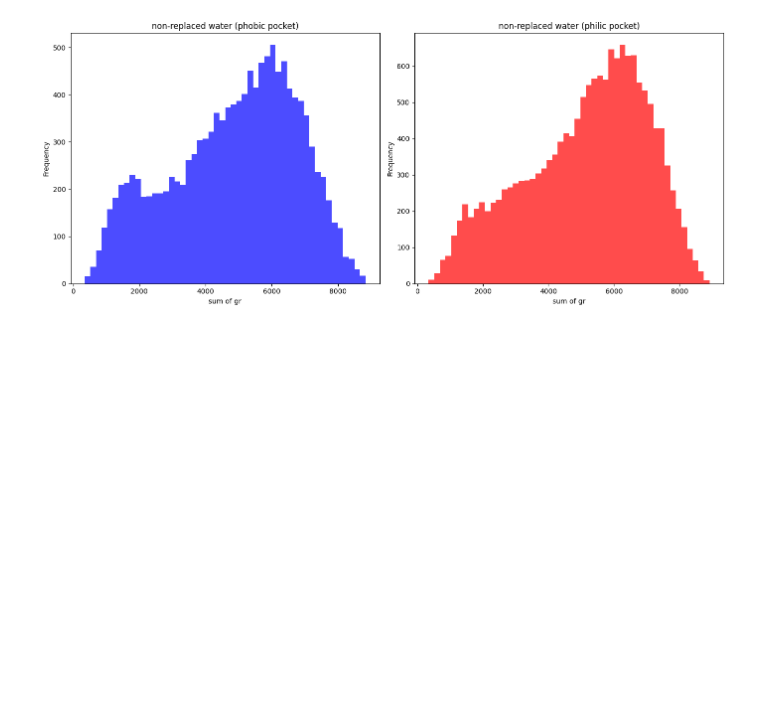
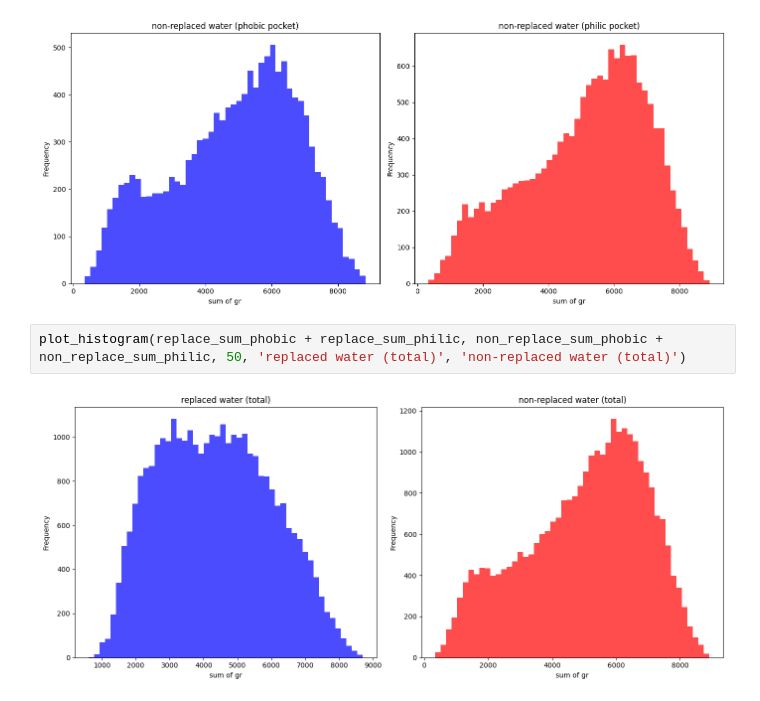
Before and after one commit to i-yuki23/research, a Jupyter notebook: src/analysis/hydrophobicity/compare_training_data.ipynb, the cells around one changed output. Cells and saved outputs as stored; diff of their text form; blank space fills up the shorter version.

```diff
--- a/src/analysis/hydrophobicity/compare_training_data.ipynb
+++ b/src/analysis/hydrophobicity/compare_training_data.ipynb
@@ -102,3 +131,7 @@ plot_histogram(non_replace_sum_phobic, non_replace_sum_philic, 50, 'non-replaced
 # %% [output]
 [figure]
 [figure]
+# %%
+plot_histogram(replace_sum_phobic + replace_sum_philic, non_replace_sum_phobic + non_replace_sum_philic, 50, 'replaced water (total)', 'non-replaced water (total)')
+# %% [output]
+[figure, added]
```
Also changed, not shown: parts of 2 cells of this notebook, 12 other files.
